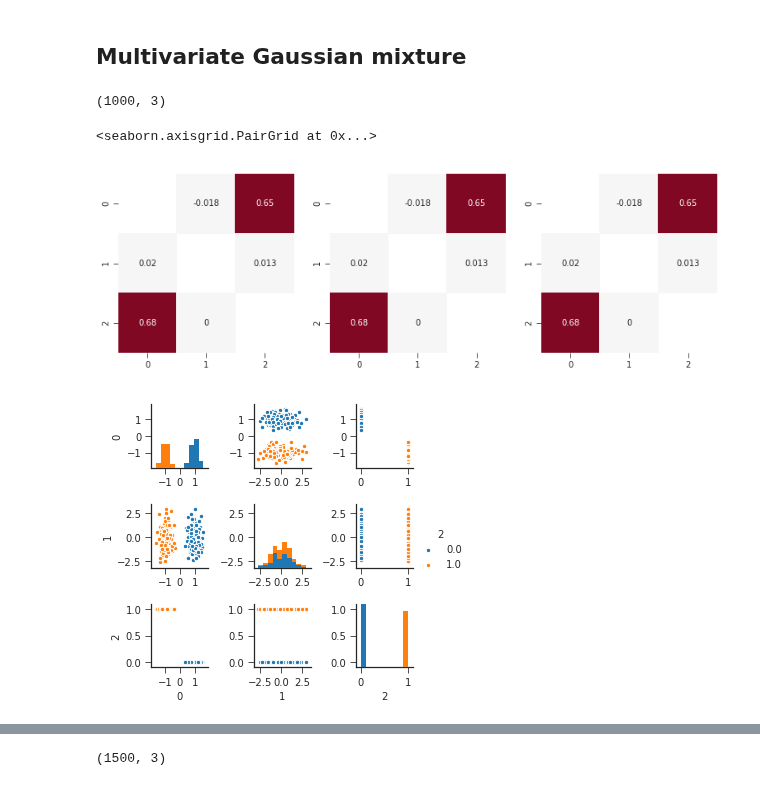
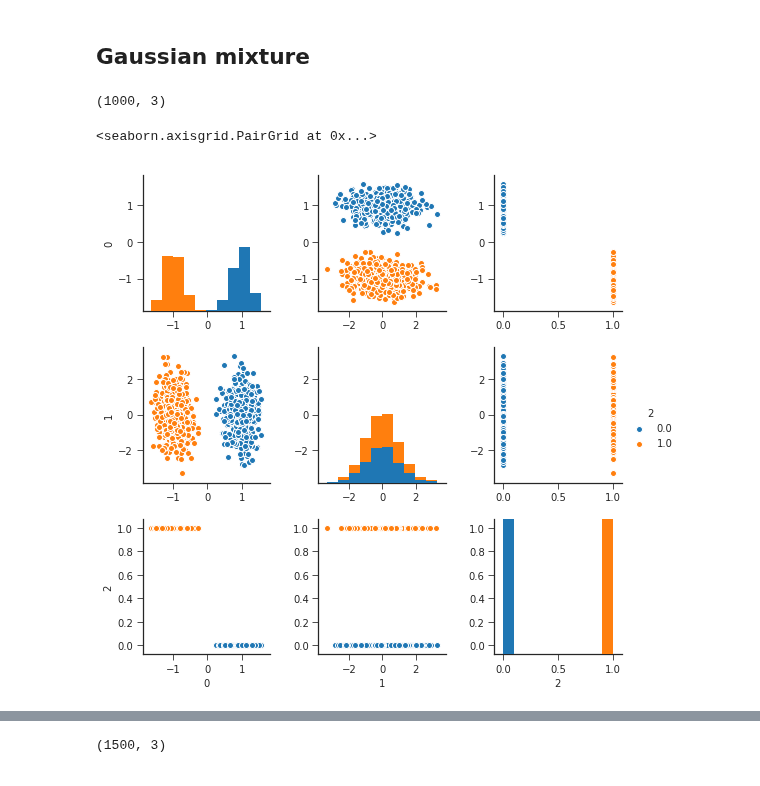
Before and after one commit to y-takashina/density_ratio, a Jupyter notebook: cmi-estimation-performance.ipynb, the cells around one changed output, grey strips where cells are left out. Saved outputs shown, nothing was run; the diff lists cells and outputs as text; code cells hidden in the pictures.

```diff
--- a/cmi-estimation-performance.ipynb
+++ b/cmi-estimation-performance.ipynb
@@ -171,5 +160,5 @@ plt.legend()
 # %% [markdown]
-## Multivariate Gaussian mixture
+## Gaussian mixture
 # %%
 cluster = (np.arange(1000) < 500).astype(int)
 X1 = scipy.stats.multivariate_normal(mean=[-4, 0], cov=np.eye(2)).rvs(500)
@@ -198,10 +172,5 @@ cmis_knn15[np.eye(3, dtype=bool)] = None
-# %%
-f, axes = plt.subplots(1, 3, figsize=[13, 4])
-sns.heatmap(cmis_knn3, annot=True, ax=axes[0], center=0, cmap=palette, cbar=False)
-sns.heatmap(cmis_knn3, annot=True, ax=axes[1], center=0, cmap=palette, cbar=False)
-sns.heatmap(cmis_knn3, annot=True, ax=axes[2], center=0, cmap=palette, cbar=False)
-sns.pairplot(pd.DataFrame(X).sample(300), size=1.5, plot_kws={"s": 20}, hue=2)
-# %% [output]
-<seaborn.axisgrid.PairGrid at 0x...>
-[figure, removed]
-[figure, removed]
+# %%
+sns.pairplot(pd.DataFrame(X), hue=2)
+# %% [output]
+<seaborn.axisgrid.PairGrid at 0x...>
+[figure, added]
```
Also changed, not shown: parts of 27 cells of this notebook, 1 other file.
